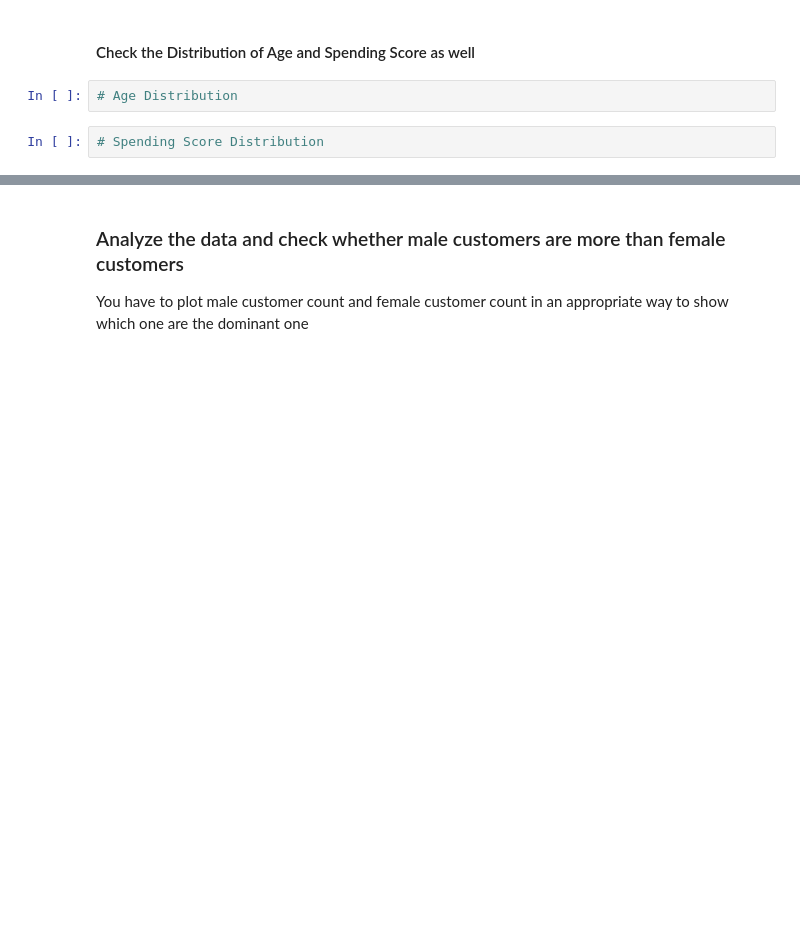
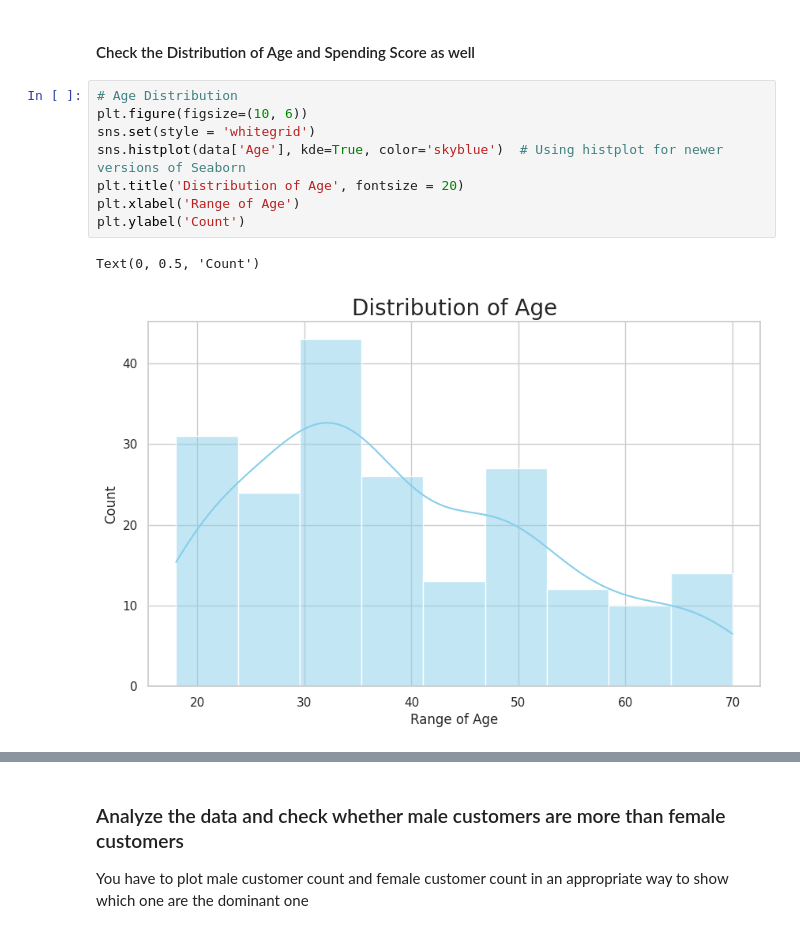
Before and after one commit to mostafa-ja/Machine-Learning-fall2023, a Jupyter notebook: Kmeans_assignment.ipynb, the cells around one changed output, grey strips where cells are left out. Cells and saved outputs as stored; diff of their text form; blank space fills up the shorter version.

```diff
--- a/Kmeans_assignment.ipynb
+++ b/Kmeans_assignment.ipynb
@@ -502,6 +513,13 @@ Text(0, 0.5, 'Count')
 # %% [markdown]
 #### Check the Distribution of Age and Spending Score as well
-# %%
-# Age Distribution
-# %%
-# Spending Score Distribution
+# %%
+# Age Distribution
+plt.figure(figsize=(10, 6))
+sns.set(style = 'whitegrid')
+sns.histplot(data['Age'], kde=True, color='skyblue')  # Using histplot for newer versions of Seaborn
+plt.title('Distribution of Age', fontsize = 20)
+plt.xlabel('Range of Age')
+plt.ylabel('Count')
+# %% [output]
+Text(0, 0.5, 'Count')
+[figure, added]
```
Also changed, not shown: parts of 21 cells of this notebook.
